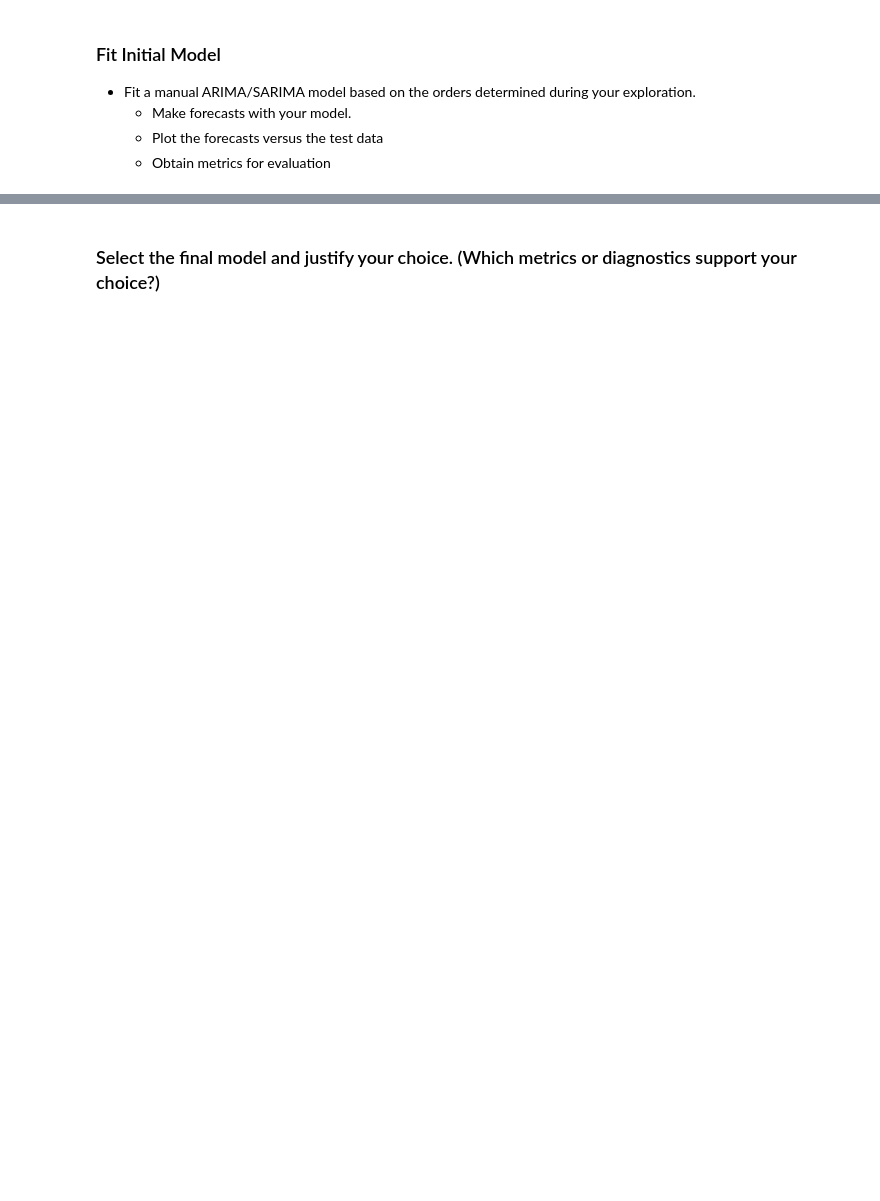
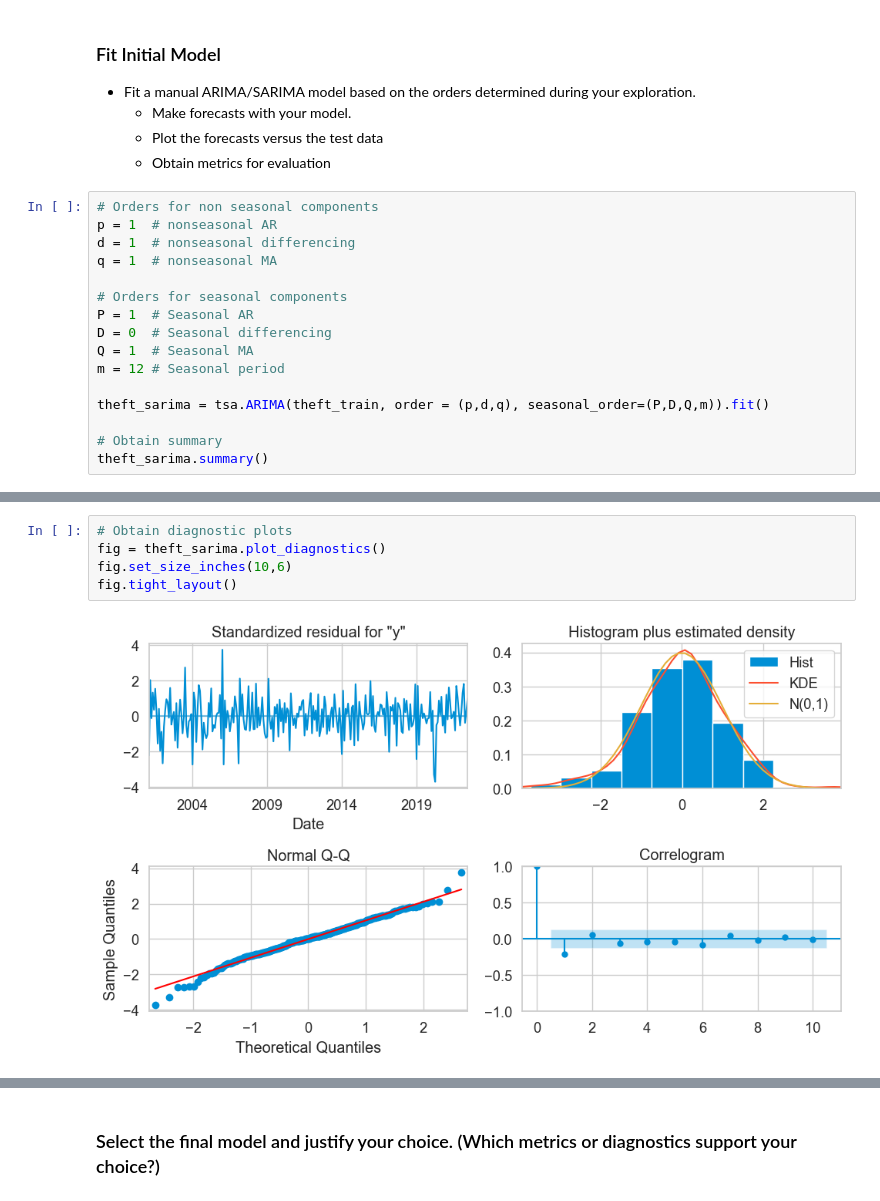
Before and after one commit to ruelanthonyb/Crime-Analysis-Project, a Jupyter notebook: Project 3 - Part 2 (Core).ipynb, the cells around one changed output, grey strips where cells are left out. Saved outputs shown, nothing was run; the diff lists cells and outputs as text; blank space fills up the shorter version.

```diff
--- a/Project 3 - Part 2 (Core).ipynb
+++ b/Project 3 - Part 2 (Core).ipynb
@@ -965,3 +982,19 @@ plot_acf_pacf(assault_ts_diff, annotate_seas=True, m = 12);
     * Make forecasts with your model.
     * Plot the forecasts versus the test data
     * Obtain metrics for evaluation
+# %%
+# Orders for non seasonal components
+p = 1  # nonseasonal AR
+d = 1  # nonseasonal differencing
+q = 1  # nonseasonal MA
+
+# Orders for seasonal components
+P = 1  # Seasonal AR
+D = 0  # Seasonal differencing
+Q = 1  # Seasonal MA
+m = 12 # Seasonal period
+
+theft_sarima = tsa.ARIMA(theft_train, order = (p,d,q), seasonal_order=(P,D,Q,m)).fit()
+
+# Obtain summary
+theft_sarima.summary()
@@ -967,0 +1022,7 @@ plot_acf_pacf(assault_ts_diff, annotate_seas=True, m = 12);
+# %%
+# Obtain diagnostic plots
+fig = theft_sarima.plot_diagnostics()
+fig.set_size_inches(10,6)
+fig.tight_layout()
+# %% [output]
+[figure, added]
```
Also changed, not shown: parts of 60 cells of this notebook.
